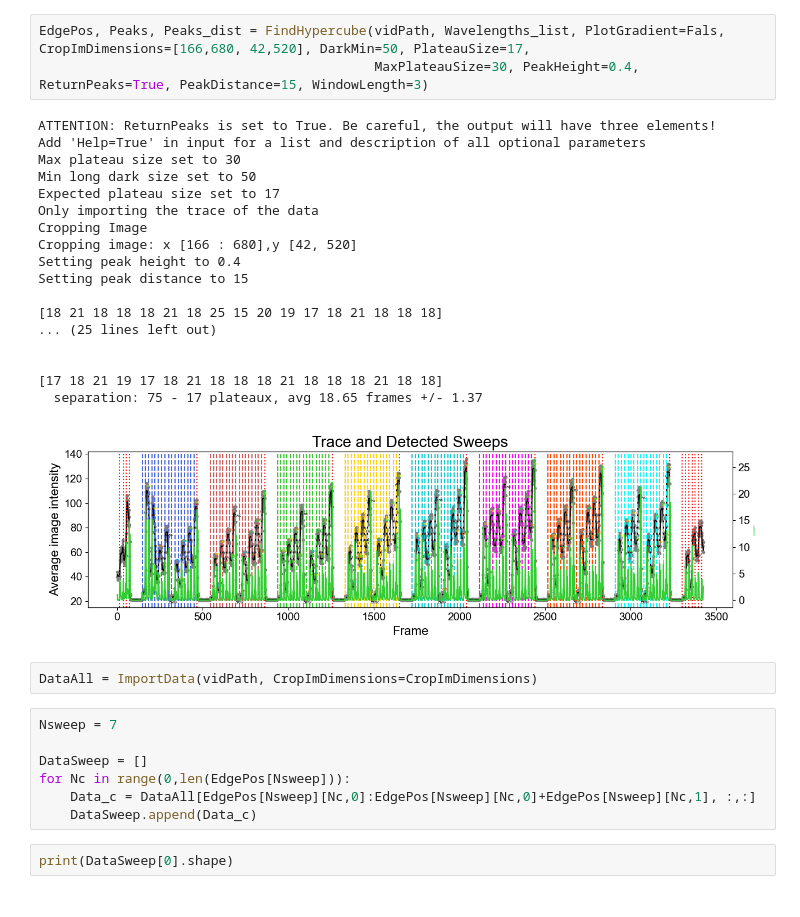
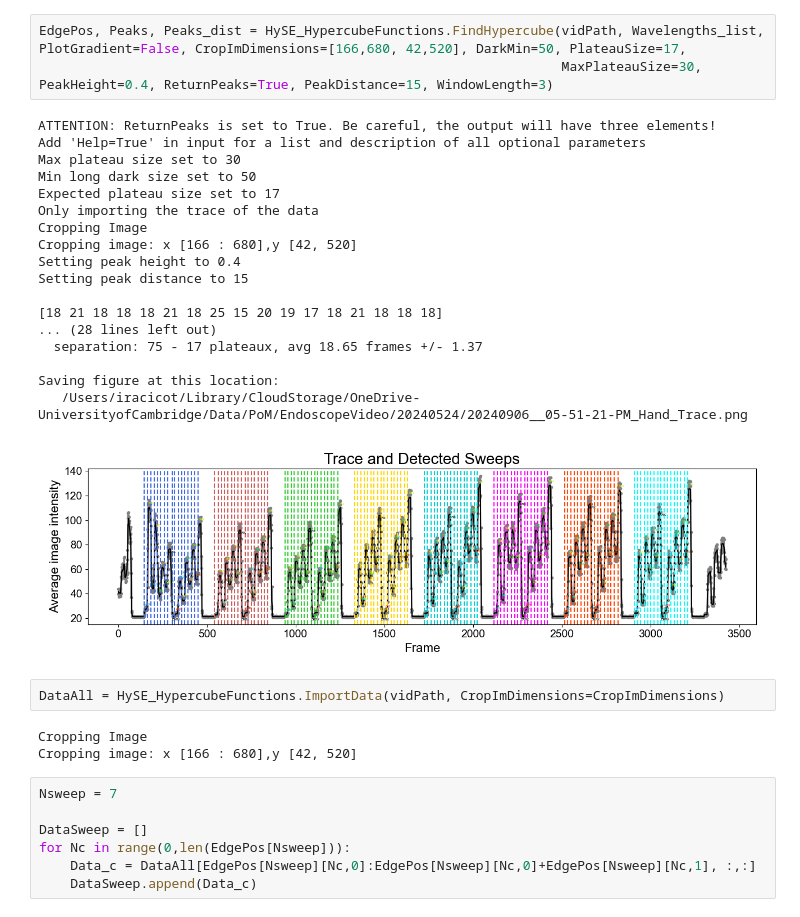
Before and after one commit to YzaboRa/HySE_CoRegistration, a Jupyter notebook: CoRegistration_HypercubeFunctions.ipynb, the cells around one changed output. Cells and saved outputs as stored; diff of their text form.

```diff
--- a/CoRegistration_HypercubeFunctions.ipynb
+++ b/CoRegistration_HypercubeFunctions.ipynb
@@ -72,29 +75,32 @@ CropImDimensions = [166,680, 42,520] ## Dazzle, PoM
 DataPath = SavingPath
 vidPath = DataPath+Name+'.mpg'
 # %%
-EdgePos, Peaks, Peaks_dist = FindHypercube(vidPath, Wavelengths_list, PlotGradient=Fals, CropImDimensions=[166,680, 42,520], DarkMin=50, PlateauSize=17,
-                                           MaxPlateauSize=30, PeakHeight=0.4, ReturnPeaks=True, PeakDistance=15, WindowLength=3)
+EdgePos, Peaks, Peaks_dist = HySE_HypercubeFunctions.FindHypercube(vidPath, Wavelengths_list, PlotGradient=False, CropImDimensions=[166,680, 42,520], DarkMin=50, PlateauSize=17,
+                                                                   MaxPlateauSize=30, PeakHeight=0.4, ReturnPeaks=True, PeakDistance=15, WindowLength=3)
 # %% [output]
 ATTENTION: ReturnPeaks is set to True. Be careful, the output will have three elements!
 Add 'Help=True' in input for a list and description of all optional parameters
 Max plateau size set to 30
 Min long dark size set to 50
 Expected plateau size set to 17
 Only importing the trace of the data
 Cropping Image
 Cropping image: x [166 : 680],y [42, 520]
 Setting peak height to 0.4
 Setting peak distance to 15
 
 [18 21 18 18 18 21 18 25 15 20 19 17 18 21 18 18 18]
-... (25 lines left out)
+... (28 lines left out)
+  separation: 75 - 17 plateaux, avg 18.65 frames +/- 1.37
 
-
-[17 18 21 19 17 18 21 18 18 18 21 18 18 18 21 18 18]
-  separation: 75 - 17 plateaux, avg 18.65 frames +/- 1.37
+Saving figure at this location:
+   /Users/iracicot/Library/CloudStorage/OneDrive-UniversityofCambridge/Data/PoM/EndoscopeVideo/20240524/20240906__05-51-21-PM_Hand_Trace.png
-[figure, old version]
+[figure, new version]
 # %%
-DataAll = ImportData(vidPath, CropImDimensions=CropImDimensions)
+DataAll = HySE_HypercubeFunctions.ImportData(vidPath, CropImDimensions=CropImDimensions)
+# %% [output]
+Cropping Image
+Cropping image: x [166 : 680],y [42, 520]
 # %%
 Nsweep = 7
 
@@ -102,5 +108,3 @@ DataSweep = []
 for Nc in range(0,len(EdgePos[Nsweep])):
     Data_c = DataAll[EdgePos[Nsweep][Nc,0]:EdgePos[Nsweep][Nc,0]+EdgePos[Nsweep][Nc,1], :,:]
     DataSweep.append(Data_c)
-# %%
-print(DataSweep[0].shape)
```
Also changed, not shown: parts of 5 cells of this notebook, 1 other file.
